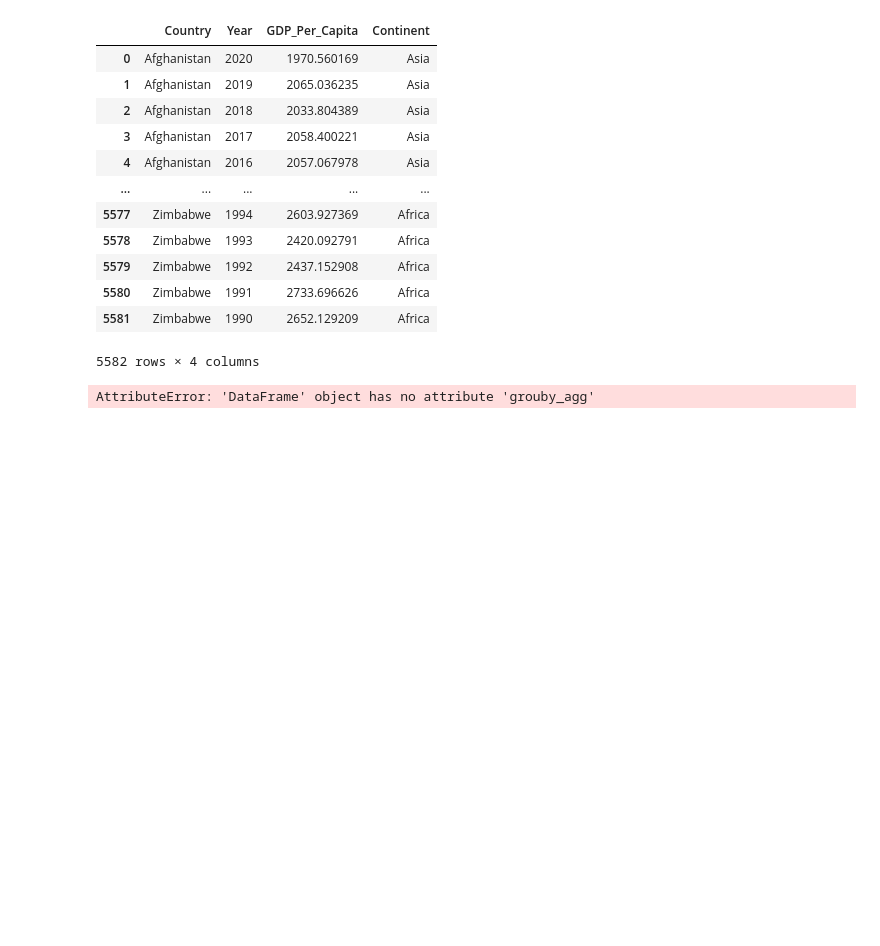
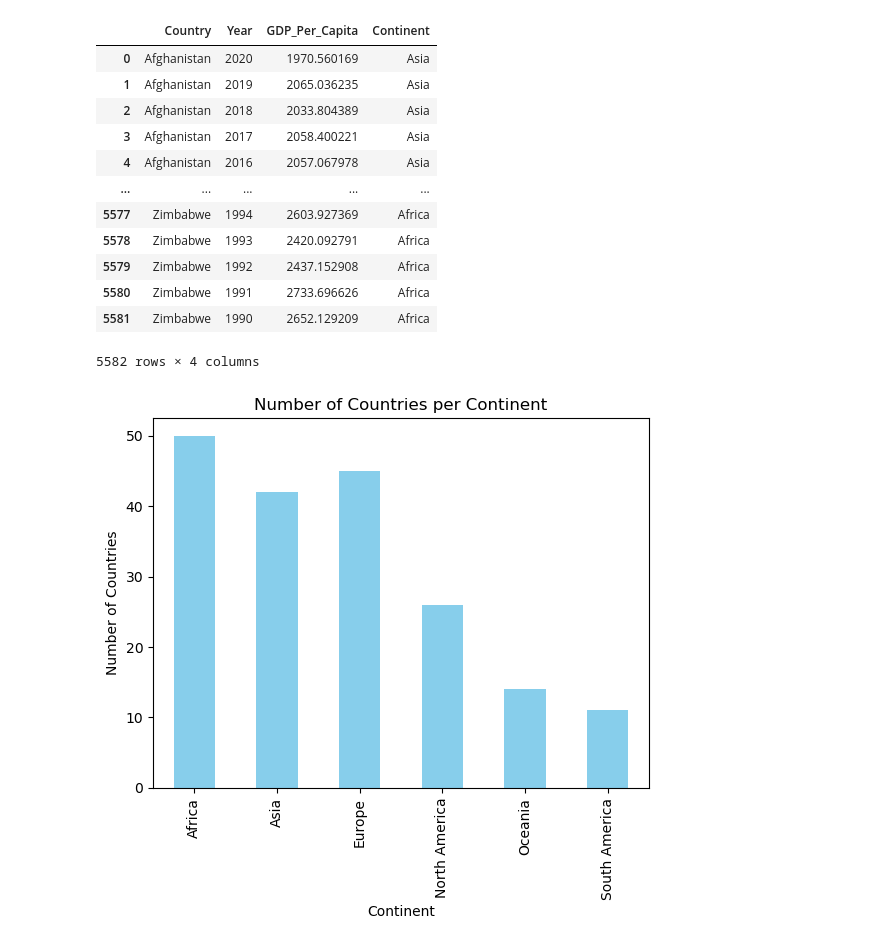
Before and after one commit to nss-data-science-cohort-7/un-exploration-shanks-t, a Jupyter notebook: notebooks/UN_Data_Exploration.ipynb, the cells around one changed output. Saved outputs shown, nothing was run; the diff lists cells and outputs as text; code cells hidden in the pictures; blank space fills up the shorter version.

Commit message:
finished ex. 20, data seems wrong

```diff
--- a/notebooks/UN_Data_Exploration.ipynb
+++ b/notebooks/UN_Data_Exploration.ipynb
@@ -122,11 +122,17 @@ gdp_df
 | 5580 | Zimbabwe | 1991 | 2733.696626 | Africa |
 | 5581 | Zimbabwe | 1990 | 2652.129209 | Africa |
 5582 rows × 4 columns
-# %%
-countries_per_continent = (
-    gdp_df.grouby_agg(by='continent', agg='nunique', agg_column_name='country', num_countries='num_countries' )
-)
-
-countries_per_continent
-# %% [output]
-AttributeError: 'DataFrame' object has no attribute 'grouby_agg'
+# %%
+countries_per_continent = (
+    gdp_df.groupby_agg(by='Continent', agg='nunique', agg_column_name='Country', new_column_name='num_countries' )
+)
+
+countries_per_continent = countries_per_continent.groupby('Continent')['Country'].nunique()
+countries_per_continent.plot(kind='bar', color='skyblue')
+plt.title('Number of Countries per Continent')
+plt.ylabel('Number of Countries')
+plt.xlabel('Continent')
+plt.xticks(color='black')
+plt.show()
+# %% [output]
+[figure, added]
```
Also changed, not shown: parts of 1 cell of this notebook.
